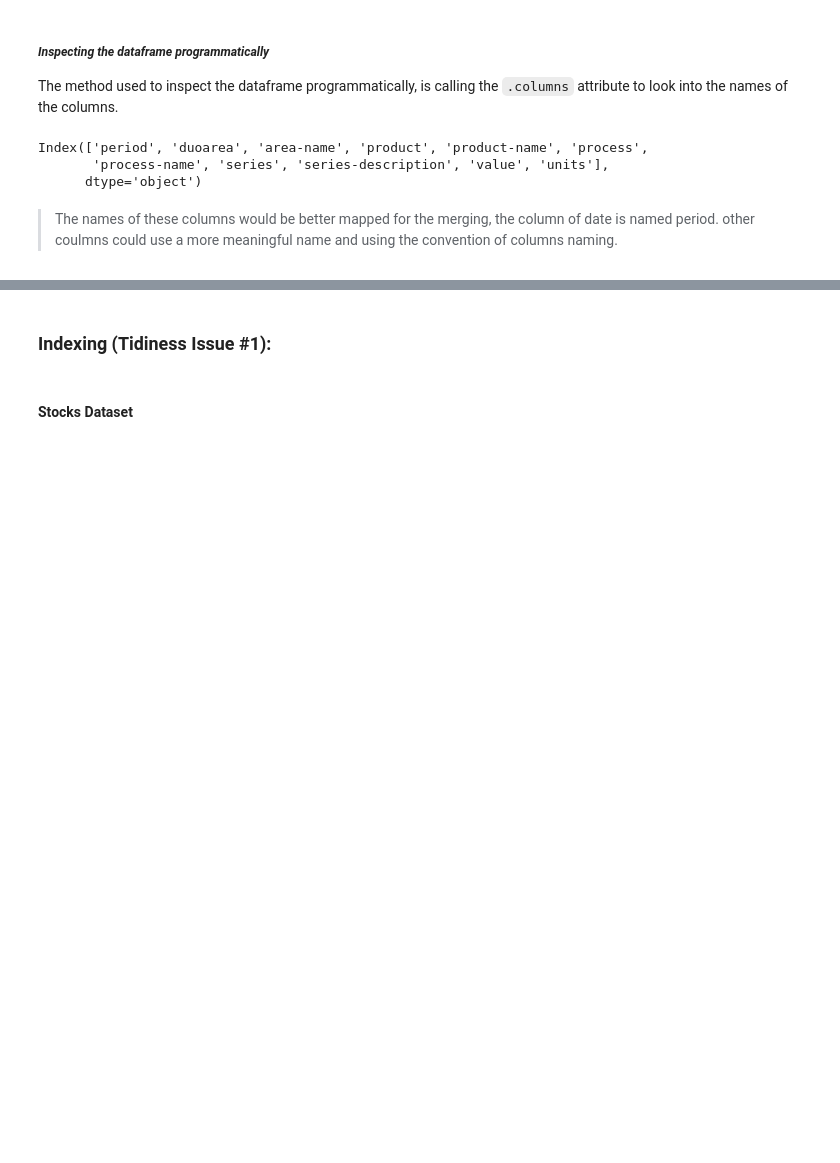
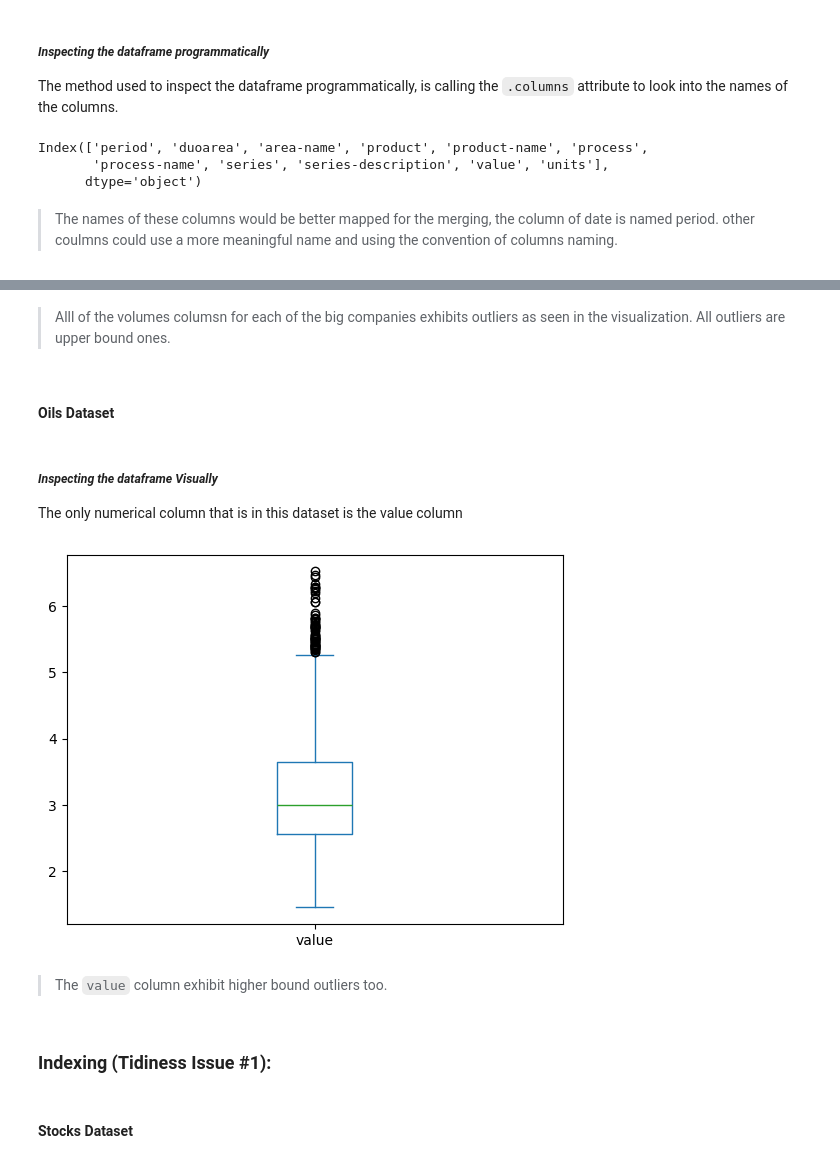
Before and after one commit to sondosaabed/Oil-vs-BigTech-stock-investigation, a Jupyter notebook: oil-bigTechCompanies-investigation.ipynb, the cells around one changed output, grey strips where cells are left out. Cells and saved outputs as stored; diff of their text form; code cells hidden in the pictures; blank space fills up the shorter version.

```diff
--- a/oil-bigTechCompanies-investigation.ipynb
+++ b/oil-bigTechCompanies-investigation.ipynb
@@ -493,3 +525,17 @@ Index(['period', 'duoarea', 'area-name', 'product', 'product-name', 'process',
+# %% [markdown]
+> Alll of the volumes columsn for each of the big companies exhibits outliers as seen in the visualization. All outliers are upper bound ones.
+# %% [markdown]
+#### **Oils Dataset**
+# %% [markdown]
+##### *Inspecting the dataframe Visually*
+The only numerical column that is in this dataset is the value column
+# %%
+numeric = pd.to_numeric(oil_data['value'])
+numeric.plot(kind='box');
+# %% [output]
+[figure, added]
+# %% [markdown]
+> The `value` column exhibit  higher bound outliers too.
 # %% [markdown]
 ### **Indexing (Tidiness Issue #1):**
 # %% [markdown]
```
Also changed, not shown: parts of 13 cells of this notebook.
